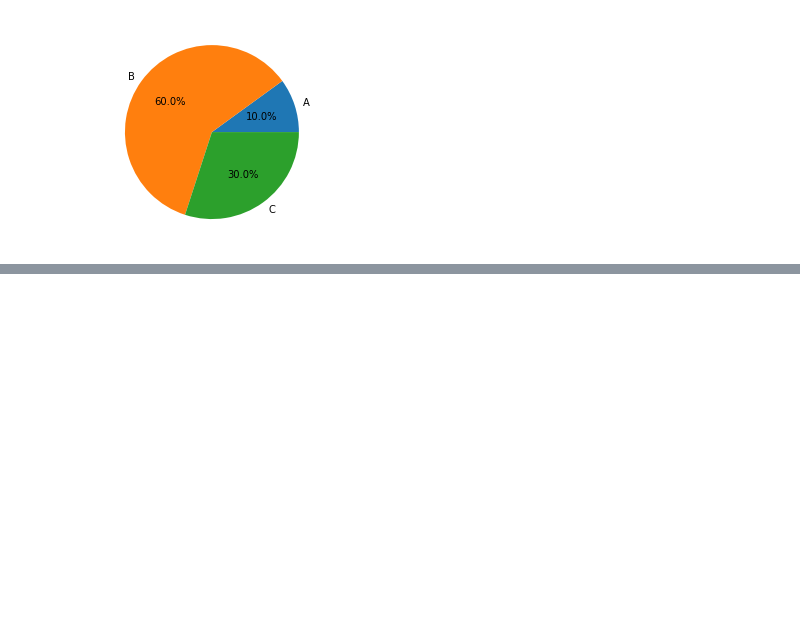
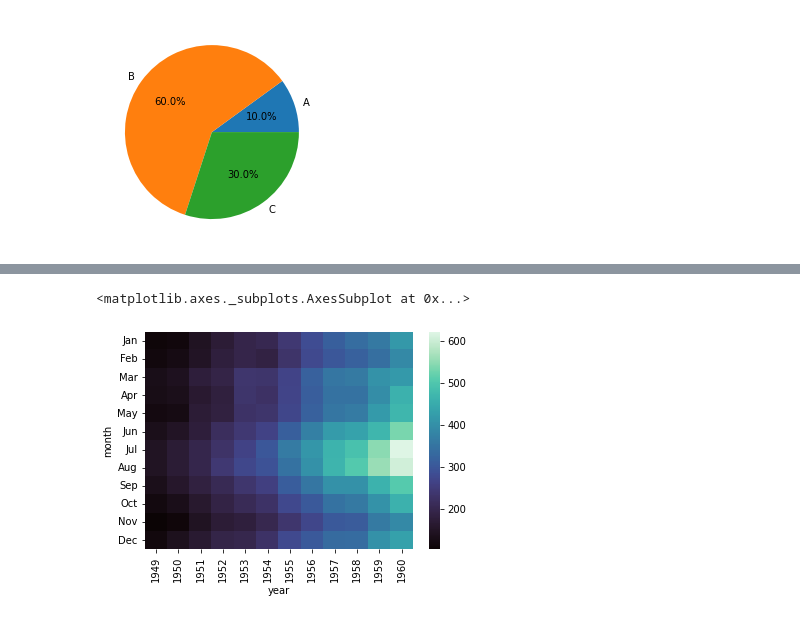
Before and after one commit to jinhyukbae/playdata, a Jupyter notebook: 221212_ch03_시각화_02.ipynb, the cells around one changed output, grey strips where cells are left out. Cells and saved outputs as stored; diff of their text form; code cells hidden in the pictures; blank space fills up the shorter version.

```diff
--- a/221212_ch03_시각화_02.ipynb
+++ b/221212_ch03_시각화_02.ipynb
@@ -286,0 +346,6 @@ plt.show()
+# %%
+# https://seaborn.pydata.org/tutorial/color_palettes.html
+sns.heatmap(data=fp, cmap='mako')
+# %% [output]
+<matplotlib.axes._subplots.AxesSubplot at 0x...>
+[figure, added]
```
Also changed, not shown: parts of 21 cells of this notebook.
